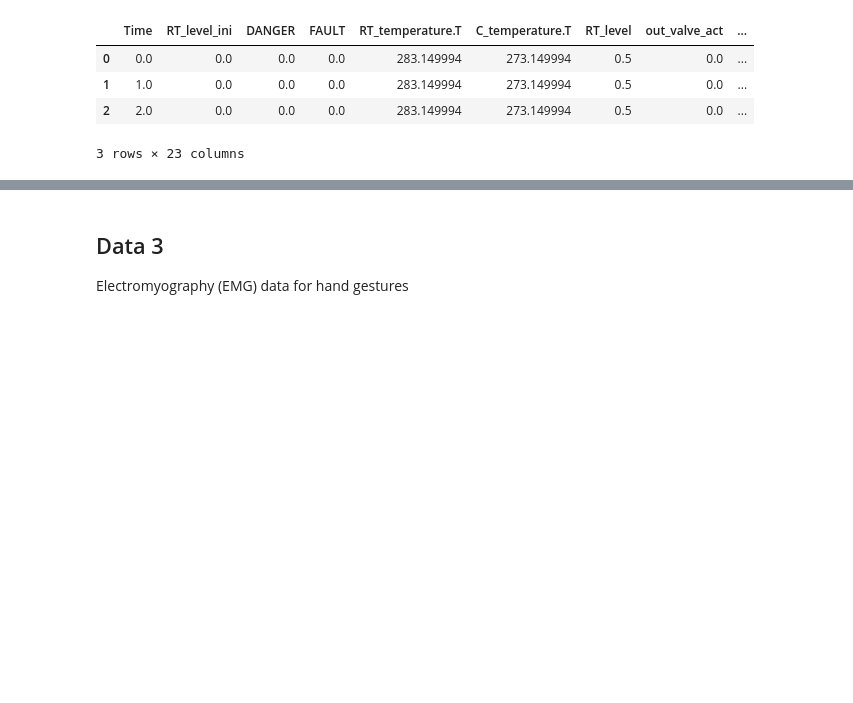
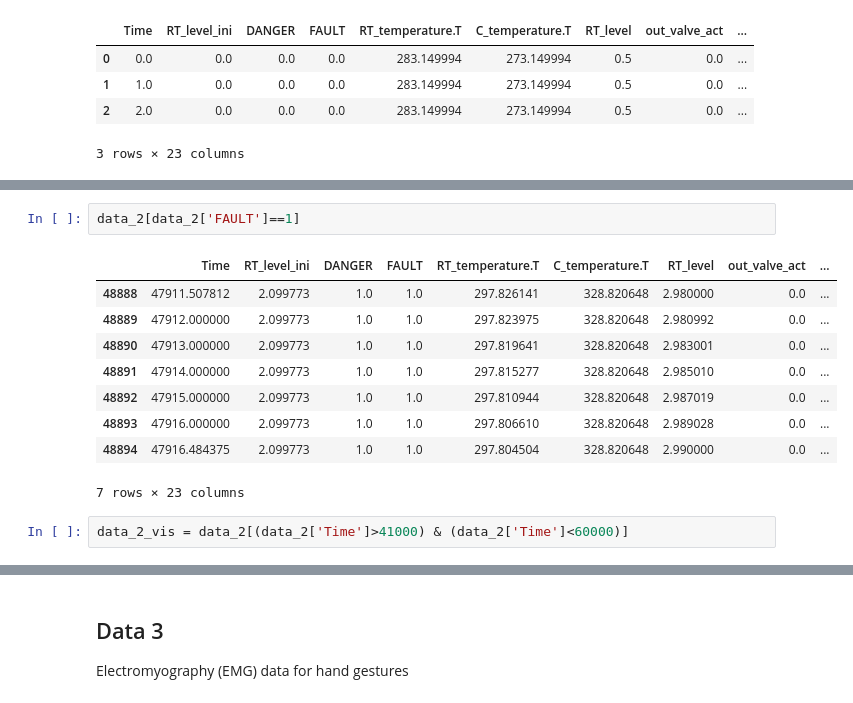
Before and after one commit to widosenoatri/DSLab2, a Jupyter notebook: preprocessing.ipynb, the cells around one changed output, grey strips where cells are left out. Cells and saved outputs as stored; diff of their text form; blank space fills up the shorter version.

```diff
--- a/preprocessing.ipynb
+++ b/preprocessing.ipynb
@@ -166,0 +315,14 @@ data_2.head(3)
+# %%
+data_2[data_2['FAULT']==1]
+# %% [output]
+|  | Time | RT_level_ini | DANGER | FAULT | RT_temperature.T | C_temperature.T | RT_level | out_valve_act | ... |
+| 48888 | 47911.507812 | 2.099773 | 1.0 | 1.0 | 297.826141 | 328.820648 | 2.980000 | 0.0 | ... |
+| 48889 | 47912.000000 | 2.099773 | 1.0 | 1.0 | 297.823975 | 328.820648 | 2.980992 | 0.0 | ... |
+| 48890 | 47913.000000 | 2.099773 | 1.0 | 1.0 | 297.819641 | 328.820648 | 2.983001 | 0.0 | ... |
+| 48891 | 47914.000000 | 2.099773 | 1.0 | 1.0 | 297.815277 | 328.820648 | 2.985010 | 0.0 | ... |
+| 48892 | 47915.000000 | 2.099773 | 1.0 | 1.0 | 297.810944 | 328.820648 | 2.987019 | 0.0 | ... |
+| 48893 | 47916.000000 | 2.099773 | 1.0 | 1.0 | 297.806610 | 328.820648 | 2.989028 | 0.0 | ... |
+| 48894 | 47916.484375 | 2.099773 | 1.0 | 1.0 | 297.804504 | 328.820648 | 2.990000 | 0.0 | ... |
+7 rows × 23 columns
+# %%
+data_2_vis = data_2[(data_2['Time']>41000) & (data_2['Time']<60000)]
```
Also changed, not shown: parts of 57 cells of this notebook, 2 other files.
